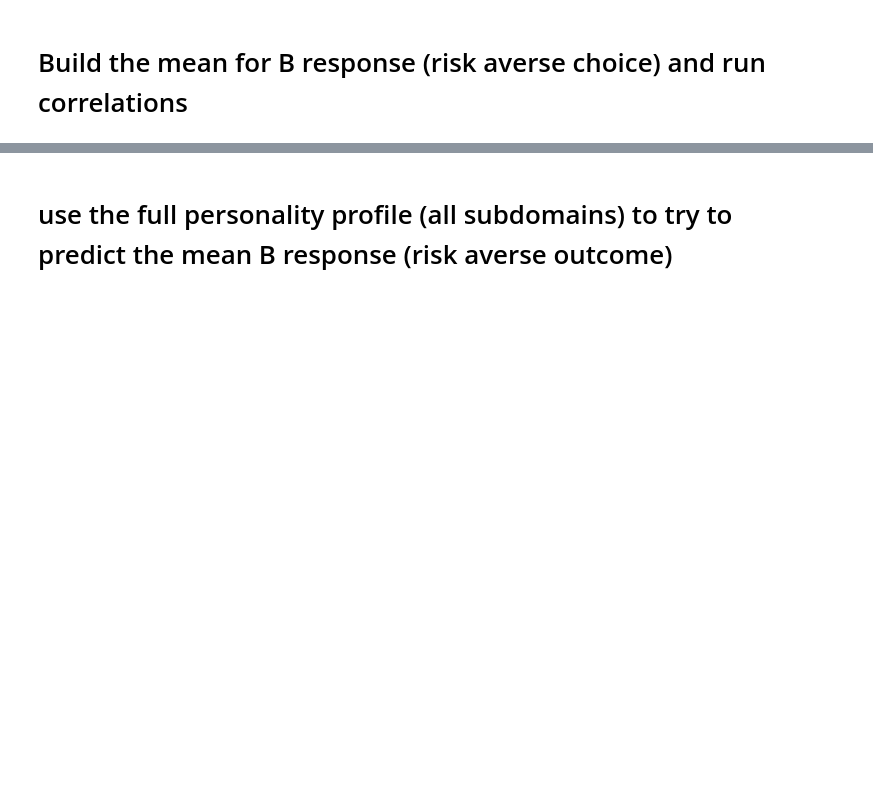
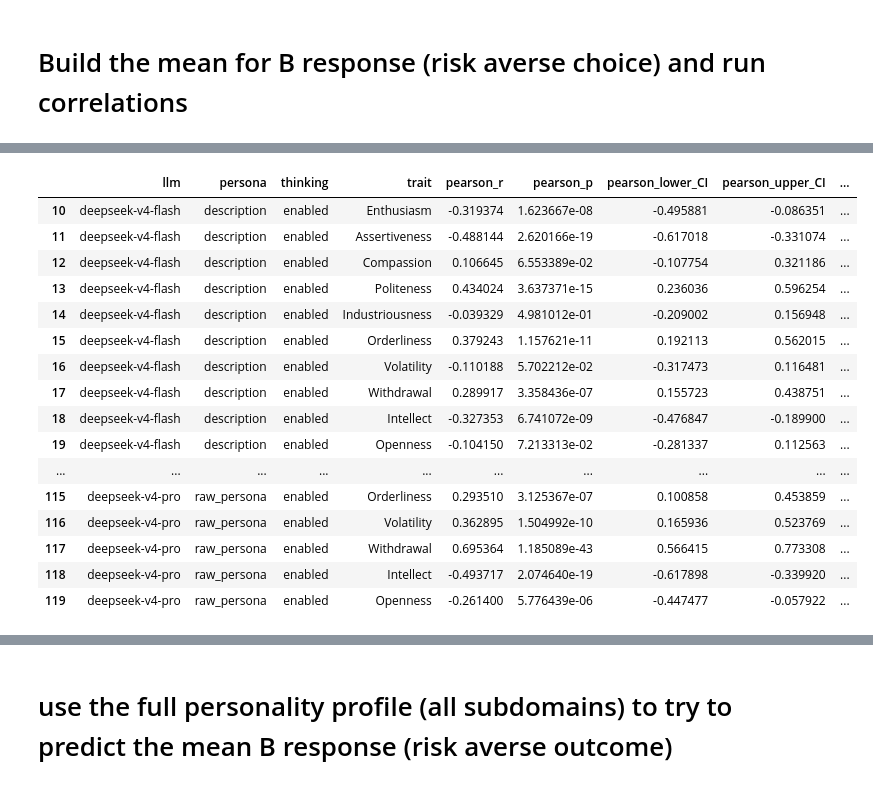
Before and after one commit to DanielSchipfer/The-Parrot-in-the-Machine-Simulating-Human-Behavior-with-Large-Language-Models, a Jupyter notebook: code/evaluation/risk_aversion_evaluation.ipynb, the cells around one changed output, grey strips where cells are left out. Cells and saved outputs as stored; diff of their text form; code cells hidden in the pictures; blank space fills up the shorter version.

```diff
--- a/code/evaluation/risk_aversion_evaluation.ipynb
+++ b/code/evaluation/risk_aversion_evaluation.ipynb
@@ -1317,0 +1295,21 @@ correlation_df.round(3)
+# %%
+correlation_valid = correlation_df[(correlation_df["persona"] != "no_persona") & (correlation_df["thinking"] == "enabled")]
+correlation_valid
+# %% [output]
+|  | llm | persona | thinking | trait | pearson_r | pearson_p | pearson_lower_CI | pearson_upper_CI | ... |
+| 10 | deepseek-v4-flash | description | enabled | Enthusiasm | -0.319374 | 1.623667e-08 | -0.495881 | -0.086351 | ... |
+| 11 | deepseek-v4-flash | description | enabled | Assertiveness | -0.488144 | 2.620166e-19 | -0.617018 | -0.331074 | ... |
+| 12 | deepseek-v4-flash | description | enabled | Compassion | 0.106645 | 6.553389e-02 | -0.107754 | 0.321186 | ... |
+| 13 | deepseek-v4-flash | description | enabled | Politeness | 0.434024 | 3.637371e-15 | 0.236036 | 0.596254 | ... |
+| 14 | deepseek-v4-flash | description | enabled | Industriousness | -0.039329 | 4.981012e-01 | -0.209002 | 0.156948 | ... |
+| 15 | deepseek-v4-flash | description | enabled | Orderliness | 0.379243 | 1.157621e-11 | 0.192113 | 0.562015 | ... |
+| 16 | deepseek-v4-flash | description | enabled | Volatility | -0.110188 | 5.702212e-02 | -0.317473 | 0.116481 | ... |
+| 17 | deepseek-v4-flash | description | enabled | Withdrawal | 0.289917 | 3.358436e-07 | 0.155723 | 0.438751 | ... |
+| 18 | deepseek-v4-flash | description | enabled | Intellect | -0.327353 | 6.741072e-09 | -0.476847 | -0.189900 | ... |
+| 19 | deepseek-v4-flash | description | enabled | Openness | -0.104150 | 7.213313e-02 | -0.281337 | 0.112563 | ... |
+| ... | ... | ... | ... | ... | ... | ... | ... | ... | ... |
+| 115 | deepseek-v4-pro | raw_persona | enabled | Orderliness | 0.293510 | 3.125367e-07 | 0.100858 | 0.453859 | ... |
+| 116 | deepseek-v4-pro | raw_persona | enabled | Volatility | 0.362895 | 1.504992e-10 | 0.165936 | 0.523769 | ... |
+| 117 | deepseek-v4-pro | raw_persona | enabled | Withdrawal | 0.695364 | 1.185089e-43 | 0.566415 | 0.773308 | ... |
+| 118 | deepseek-v4-pro | raw_persona | enabled | Intellect | -0.493717 | 2.074640e-19 | -0.617898 | -0.339920 | ... |
+| 119 | deepseek-v4-pro | raw_persona | enabled | Openness | -0.261400 | 5.776439e-06 | -0.447477 | -0.057922 | ... |
```
Also changed, not shown: parts of 19 cells of this notebook.
